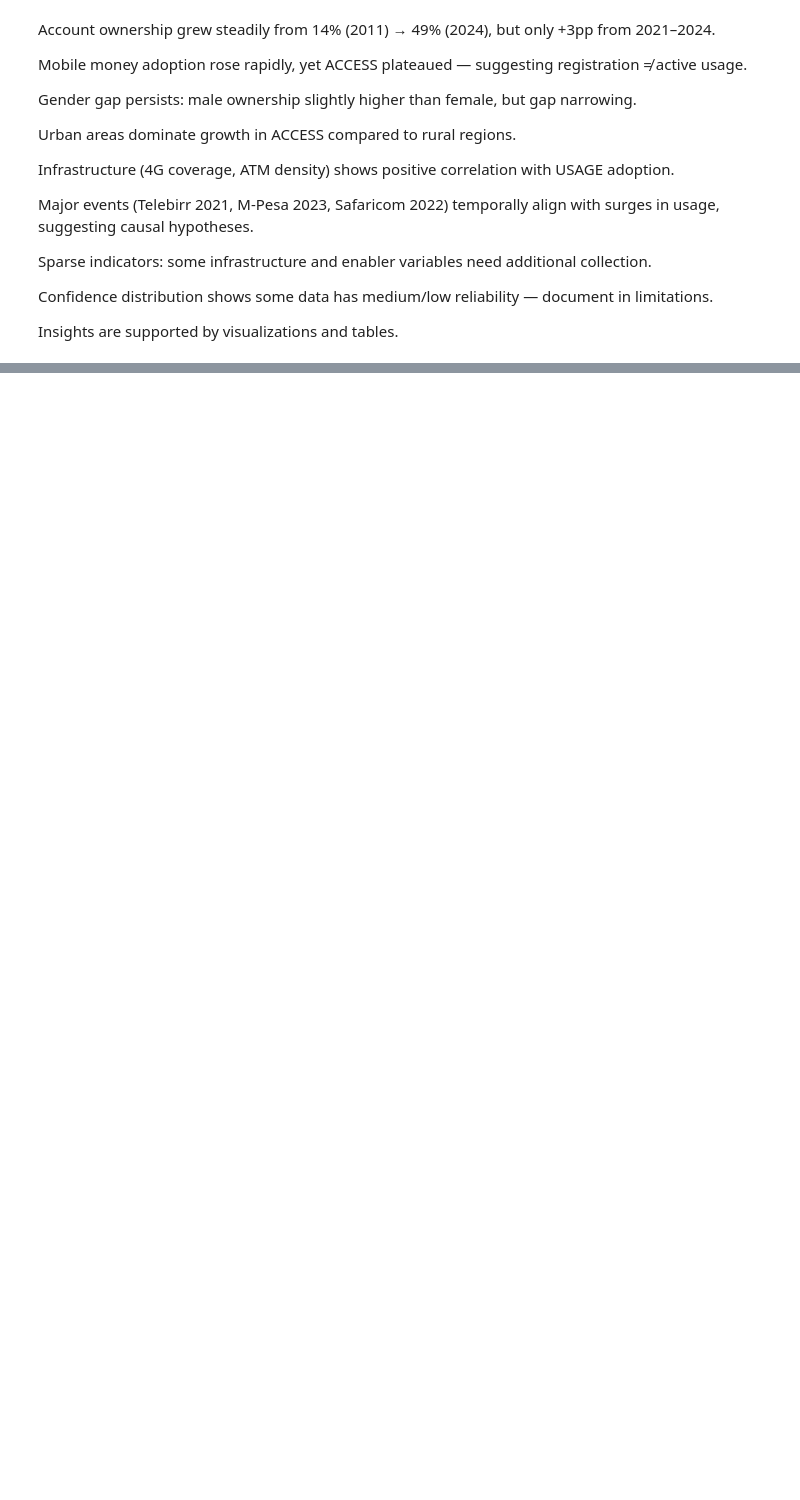
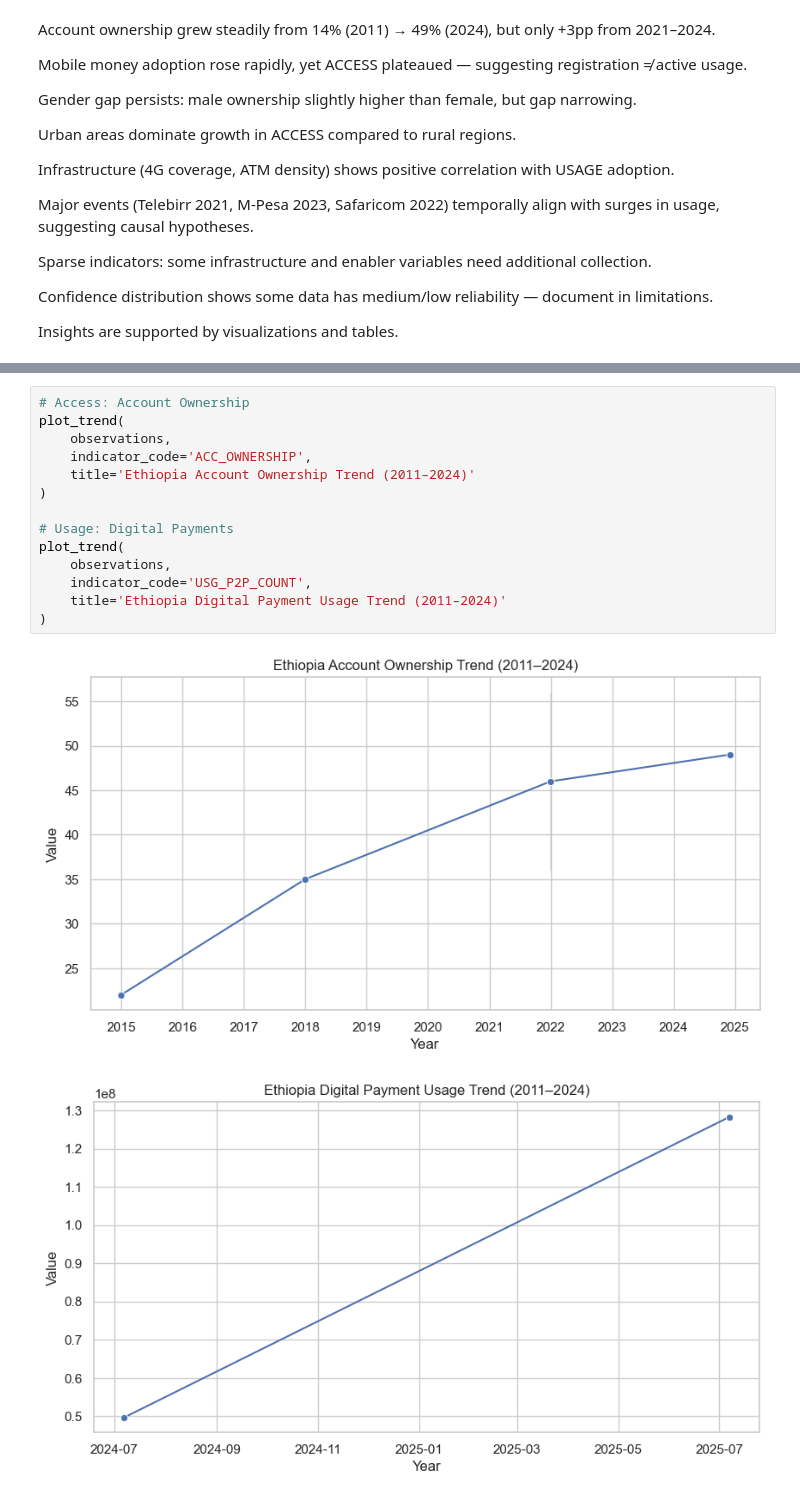
Before and after one commit to wakgari-Elias/ethiopia-fi-forecast, a Jupyter notebook: notebooks/03_eda.ipynb, the cells around one changed output, grey strips where cells are left out. Saved outputs shown, nothing was run; the diff lists cells and outputs as text; blank space fills up the shorter version.

```diff
--- a/notebooks/03_eda.ipynb
+++ b/notebooks/03_eda.ipynb
@@ -216,0 +253,17 @@ Insights are supported by visualizations and tables.
+# %%
+# Access: Account Ownership
+plot_trend(
+    observations,
+    indicator_code='ACC_OWNERSHIP',
+    title='Ethiopia Account Ownership Trend (2011–2024)'
+)
+
+# Usage: Digital Payments
+plot_trend(
+    observations,
+    indicator_code='USG_P2P_COUNT',
+    title='Ethiopia Digital Payment Usage Trend (2011–2024)'
+)
+# %% [output]
+[figure, added]
+[figure, added]
```
Also changed, not shown: parts of 6 cells of this notebook.
